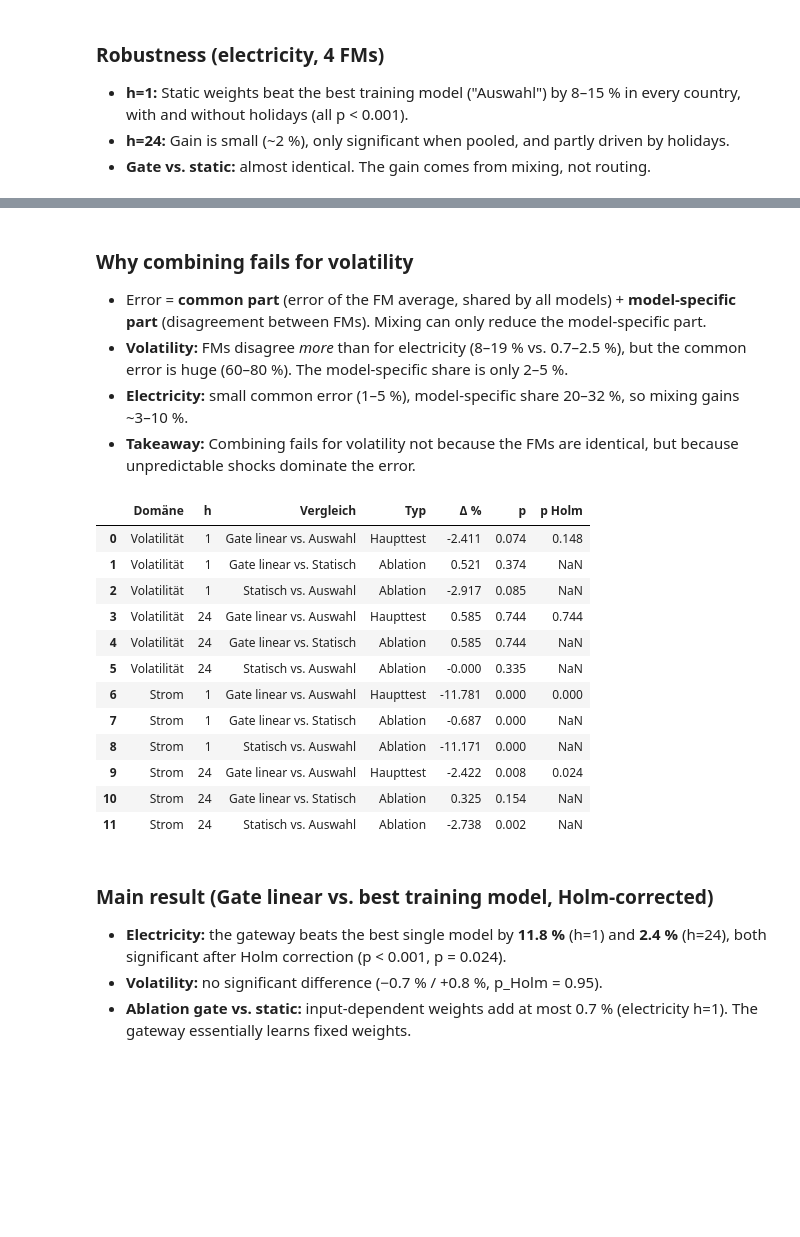
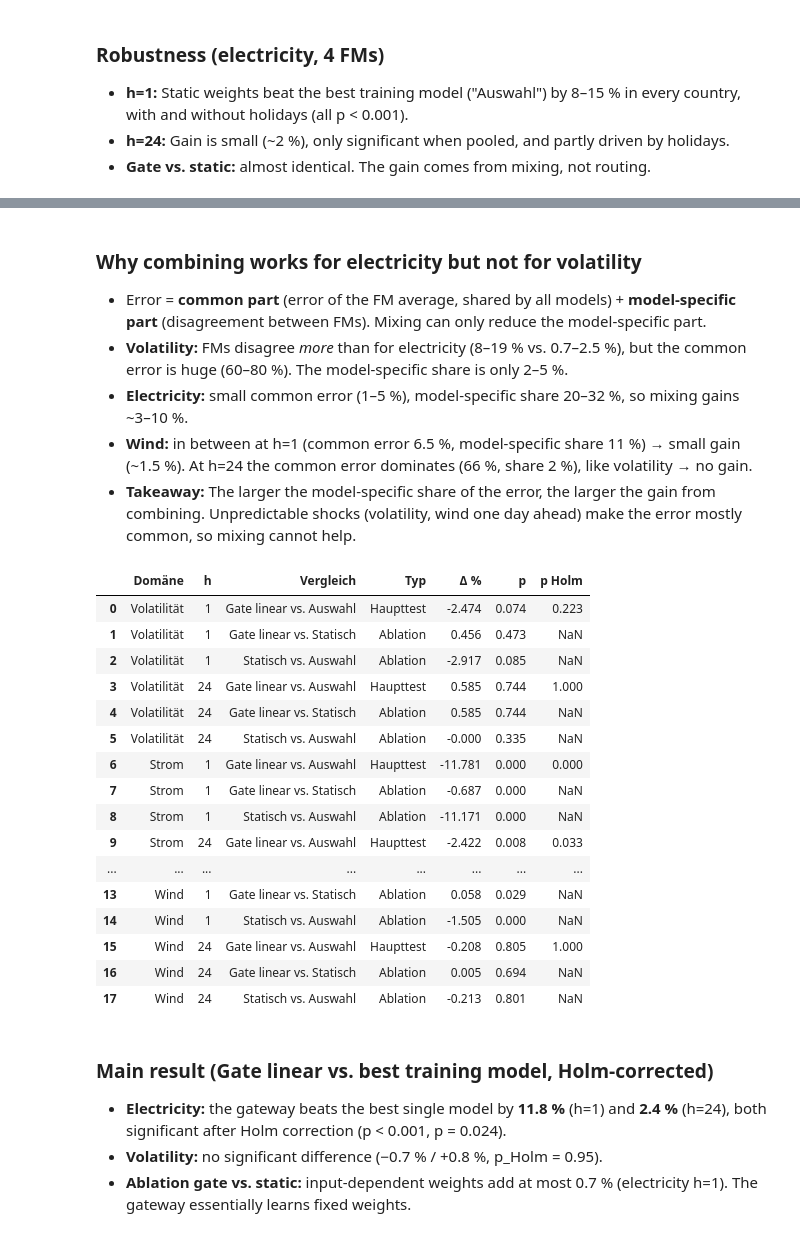
Before and after one commit to ihringerlinus/Learning_to_Forecast_Time-Series_with_Multiple_Experts, a Jupyter notebook: src/08_correlation_vs_win.ipynb, the cells around one changed output, grey strips where cells are left out. Saved outputs shown, nothing was run; the diff lists cells and outputs as text; code cells hidden in the pictures; blank space fills up the shorter version.

```diff
--- a/src/08_correlation_vs_win.ipynb
+++ b/src/08_correlation_vs_win.ipynb
@@ -69,11 +74,12 @@ for ax, data in [(ax1, pts), (ax2, zoom)]:
     ax.set_ylabel("Verbesserung durch feste Gewichte, ex post (%)")
 
 for _, r in zoom.iterrows():                       # Serien im Zoom beschriften
-    ax2.annotate(f'{r["Serie"].replace("USDT", "")} h={r["h"]}', (r["Korrelation"], r["Verbesserung %"]),
+    name = r["Serie"].replace("USDT", "") if r["Domäne"].startswith("Volatilität") else f'{r["Domäne"]} {r["Serie"]}'
+    ax2.annotate(f'{name} h={r["h"]}', (r["Korrelation"], r["Verbesserung %"]),
                  fontsize=7, xytext=(3, 3), textcoords="offset points")
 
 ax1.set_title("Alle Serien", fontsize=10)
-ax2.set_title("Ausschnitt: Volatilität (Korrelation > 0.9)", fontsize=10)
+ax2.set_title("Ausschnitt: Korrelation > 0.9", fontsize=10)
 ax1.legend(fontsize=8)
 plt.tight_layout()
 fig.savefig("results/korrelation_vs_gewinn.png", dpi=200)
@@ -85,12 +91,16 @@ The chart shows that combination of FMs is more useful the less correlation amon
 # %%
-OOS = {"Volatilität": ("06_res.parquet", "qlike"), "Strom": ("07_res.parquet", "ape")}
+OOS = {"Volatilität": ("06_res.parquet", "qlike"), "Strom": ("07_res.parquet", "ape"),
+       "Wind": ("09_res.parquet", "smae")}
 METH = ["Statisch", "Gate linear", "Gate MLP"]
 
 rows = []
 for domain, (fname, kind) in OOS.items():
+    if not (Path("results/forecasts") / fname).exists():
+        print("fehlt:", fname); continue
     r = pd.read_parquet(Path("results/forecasts") / fname)
     r = r[r["pool"] == "4 FMs"].copy()                       # gleicher Pool wie die Obergrenze
-    r["l"] = loss(kind, r["y"].to_numpy(), r["mean"].to_numpy())
+    level = r.groupby(["sid", "h"])["y"].transform("mean").to_numpy()   # nur für smae (Wind)
+    r["l"] = loss(kind, r["y"].to_numpy(), r["mean"].to_numpy(), level)
     for (sid, h), g in r.groupby(["sid", "h"]):
         Lm = g.groupby("model")["l"].mean()
         best = Lm[[m for m in FMS if m in Lm]].min()          # bestes einzelnes FM, ex post
@@ -199,3 +209,22 @@ display(rob.pivot_table(index=["Periode", "Land", "h"], columns="Vergleich", val
 - **h=1:** Static weights beat the best training model ("Auswahl") by 8–15 % in every country, with and without holidays (all p < 0.001).
 - **h=24:** Gain is small (~2 %), only significant when pooled, and partly driven by holidays.
 - **Gate vs. static:** almost identical. The gain comes from mixing, not routing.
+# %%
+# Robustheit Wind (4 FMs): pro Land und gepoolt, Fehler = sMAE in % des mittleren Niveaus je Land
+r = pd.read_parquet("results/forecasts/09_res.parquet")
+r = r[r["pool"] == "4 FMs"].copy()
+r["smae"] = 100 * np.abs(r["y"] - r["mean"]) / r.groupby(["sid", "h"])["y"].transform("mean")
+
+rows = []
+for (sid, h), g in pd.concat([r, r.assign(sid="alle Länder")]).groupby(["sid", "h"]):
+    L = g.pivot_table(index="target_date", columns="model", values="smae")
+    best = L[FMS].mean().idxmin()
+    for m, ref, name in [("Statisch", best, "Statisch vs. bestes FM"),
+                         ("Statisch", "Auswahl", "Statisch vs. Auswahl"),
+                         ("Gate linear", "Auswahl", "Gate linear vs. Auswahl")]:
+        rows.append({"Land": sid, "h": h, "Vergleich": name,
+                     "Δ %": 100 * (L[m].mean() / L[ref].mean() - 1),
+                     "p": dm_p((L[m] - L[ref]).to_numpy(), h)})
+
+rob_w = pd.DataFrame(rows)
+display(rob_w.pivot_table(index=["Land", "h"], columns="Vergleich", values=["Δ %", "p"]).round(3))
@@ -232,51 +283,60 @@ display(dec.groupby(["Domäne", "h"])[["gemeinsamer Fehler %", "Uneinigkeit FMs
 # %% [markdown]
-### Why combining fails for volatility
+### Why combining works for electricity but not for volatility
 
 - Error = **common part** (error of the FM average, shared by all models) + **model-specific part** (disagreement between FMs). Mixing can only reduce the model-specific part.
 - **Volatility:** FMs disagree *more* than for electricity (8–19 % vs. 0.7–2.5 %), but the common error is huge (60–80 %). The model-specific share is only 2–5 %.
 - **Electricity:** small common error (1–5 %), model-specific share 20–32 %, so mixing gains ~3–10 %.
-- **Takeaway:** Combining fails for volatility not because the FMs are identical, but because unpredictable shocks dominate the error.
+- **Wind:** in between at h=1 (common error 6.5 %, model-specific share 11 %) → small gain (~1.5 %). At h=24 the common error dominates (66 %, share 2 %), like volatility → no gain.
+- **Takeaway:** The larger the model-specific share of the error, the larger the gain from combining. Unpredictable shocks (volatility, wind one day ahead) make the error mostly common, so mixing cannot help.
 # %%
 def main_table(files, pool="4 FMs"):
     # files: {Domäne: (res-Datei, Loss)}. Haupttest = Gate linear vs. Auswahl, Holm-korrigiert
     rows = []
     for domain, (fname, kind) in files.items():
+        if not (Path("results/forecasts") / fname).exists():
+            print("fehlt:", fname); continue
         r = pd.read_parquet(Path("results/forecasts") / fname)
         r = r[r["pool"] == pool].copy()
-        r["l"] = loss(kind, r["y"].to_numpy(), r["mean"].to_numpy())
+        level = r.groupby(["sid", "h"])["y"].transform("mean").to_numpy()   # nur für smae (Wind)
+        r["l"] = loss(kind, r["y"].to_numpy(), r["mean"].to_numpy(), level)
         for h, g in r.groupby("h"):
             L = g.pivot_table(index="target_date", columns="model", values="l")
             for m, ref, typ in [("Gate linear", "Auswahl", "Haupttest"),
                                 ("Gate linear", "Statisch", "Ablation"),
                                 ("Statisch", "Auswahl", "Ablation")]:
                 rows.append({"Domäne": domain, "h": h, "Vergleich": f"{m} vs. {ref}", "Typ": typ,
                              "Δ %": 100 * (L[m].mean() / L[ref].mean() - 1),
                              "p": dm_p((L[m] - L[ref]).to_numpy(), h)})
     out = pd.DataFrame(rows)
     ht = out["Typ"] == "Haupttest"
     p = out.loc[ht, "p"].to_numpy()
     o, k = np.argsort(p), len(p)
     holm = np.empty(k)
     holm[o] = np.minimum(1, np.maximum.accumulate((k - np.arange(k)) * p[o]))
     out.loc[ht, "p Holm"] = holm
     return out
 
 
-display(main_table({"Volatilität": ("06_res.parquet", "qlike"), "Strom": ("07_res.parquet", "ape")}).round(3))
+display(main_table({"Volatilität": ("06_res.parquet", "qlike"), "Strom": ("07_res.parquet", "ape"),
+                   "Wind": ("09_res.parquet", "smae")}).round(3))
 # %% [output]
 |  | Domäne | h | Vergleich | Typ | Δ % | p | p Holm |
-| 0 | Volatilität | 1 | Gate linear vs. Auswahl | Haupttest | -2.411 | 0.074 | 0.148 |
-| 1 | Volatilität | 1 | Gate linear vs. Statisch | Ablation | 0.521 | 0.374 | NaN |
+| 0 | Volatilität | 1 | Gate linear vs. Auswahl | Haupttest | -2.474 | 0.074 | 0.223 |
+| 1 | Volatilität | 1 | Gate linear vs. Statisch | Ablation | 0.456 | 0.473 | NaN |
 | 2 | Volatilität | 1 | Statisch vs. Auswahl | Ablation | -2.917 | 0.085 | NaN |
-| 3 | Volatilität | 24 | Gate linear vs. Auswahl | Haupttest | 0.585 | 0.744 | 0.744 |
+| 3 | Volatilität | 24 | Gate linear vs. Auswahl | Haupttest | 0.585 | 0.744 | 1.000 |
 | 4 | Volatilität | 24 | Gate linear vs. Statisch | Ablation | 0.585 | 0.744 | NaN |
 | 5 | Volatilität | 24 | Statisch vs. Auswahl | Ablation | -0.000 | 0.335 | NaN |
 | 6 | Strom | 1 | Gate linear vs. Auswahl | Haupttest | -11.781 | 0.000 | 0.000 |
 | 7 | Strom | 1 | Gate linear vs. Statisch | Ablation | -0.687 | 0.000 | NaN |
 | 8 | Strom | 1 | Statisch vs. Auswahl | Ablation | -11.171 | 0.000 | NaN |
-| 9 | Strom | 24 | Gate linear vs. Auswahl | Haupttest | -2.422 | 0.008 | 0.024 |
-| 10 | Strom | 24 | Gate linear vs. Statisch | Ablation | 0.325 | 0.154 | NaN |
-| 11 | Strom | 24 | Statisch vs. Auswahl | Ablation | -2.738 | 0.002 | NaN |
+| 9 | Strom | 24 | Gate linear vs. Auswahl | Haupttest | -2.422 | 0.008 | 0.033 |
+| ... | ... | ... | ... | ... | ... | ... | ... |
+| 13 | Wind | 1 | Gate linear vs. Statisch | Ablation | 0.058 | 0.029 | NaN |
+| 14 | Wind | 1 | Statisch vs. Auswahl | Ablation | -1.505 | 0.000 | NaN |
+| 15 | Wind | 24 | Gate linear vs. Auswahl | Haupttest | -0.208 | 0.805 | 1.000 |
+| 16 | Wind | 24 | Gate linear vs. Statisch | Ablation | 0.005 | 0.694 | NaN |
+| 17 | Wind | 24 | Statisch vs. Auswahl | Ablation | -0.213 | 0.801 | NaN |
 # %% [markdown]
 ### Main result (Gate linear vs. best training model, Holm-corrected)
 
```
Also changed, not shown: parts of 12 cells of this notebook, 5 other files.
